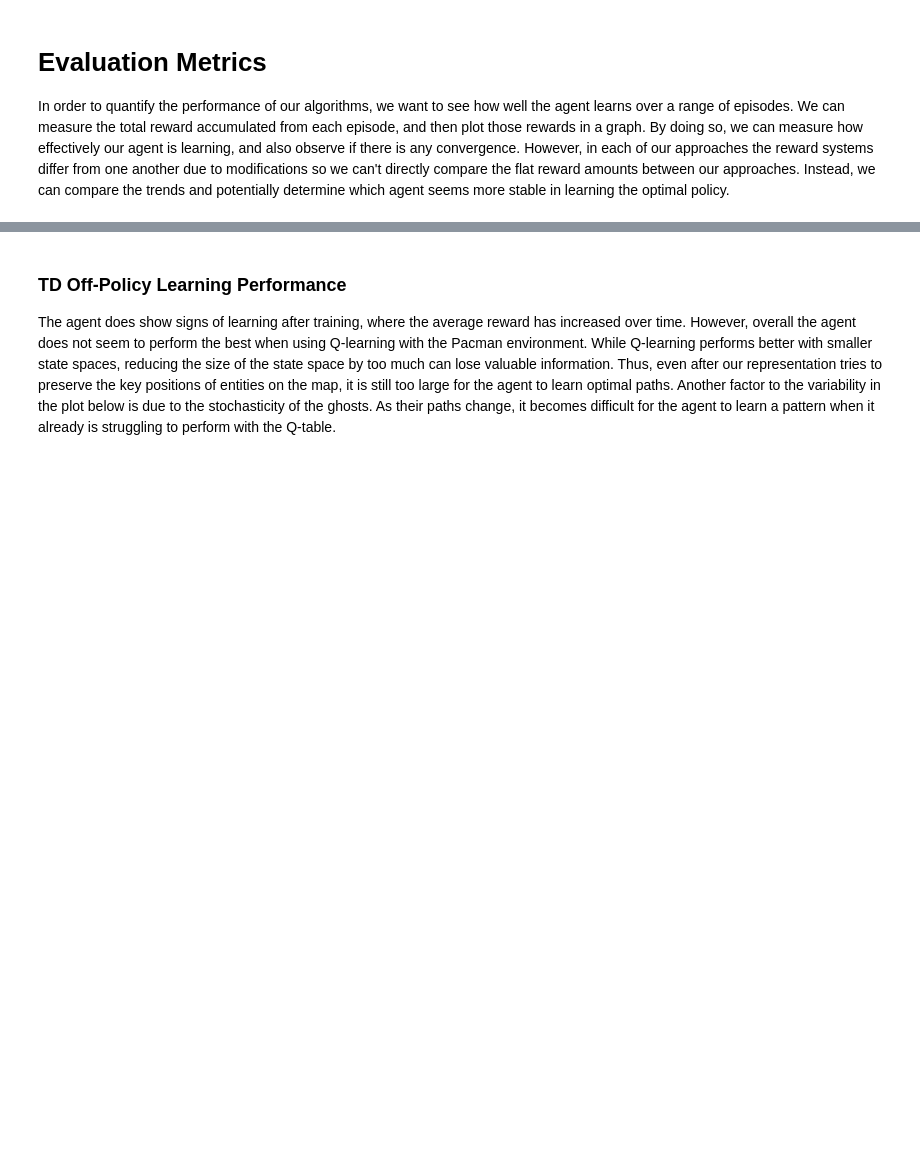
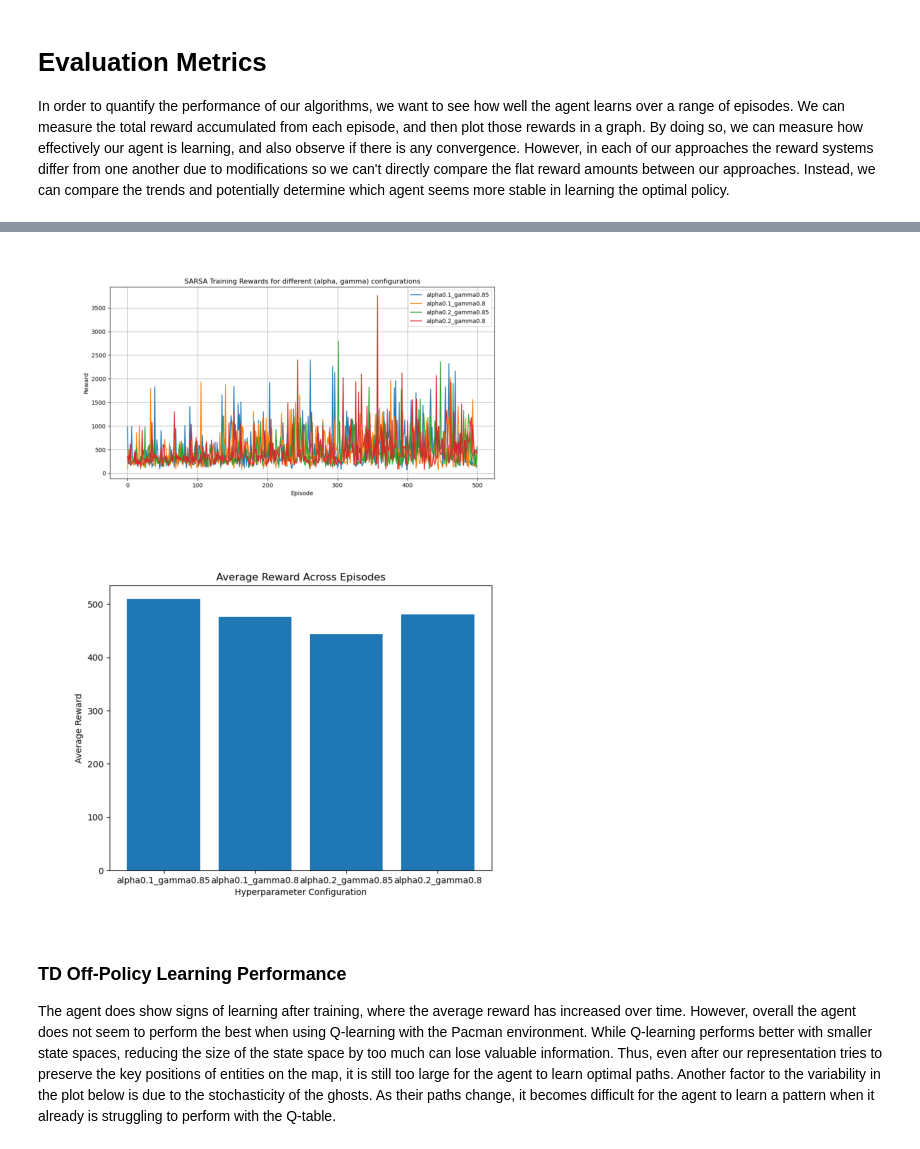
Before and after one commit to aublanco/COGS188_Pacman_Reinforcement_Learning, a Jupyter notebook: FinalProject_YourGroupNameHere.ipynb, the cells around one changed output, grey strips where cells are left out. Saved outputs shown, nothing was run; the diff lists cells and outputs as text; code cells hidden in the pictures; blank space fills up the shorter version.

```diff
--- a/FinalProject_YourGroupNameHere.ipynb
+++ b/FinalProject_YourGroupNameHere.ipynb
@@ -104,3 +109,20 @@ Maybe you do model selection again, but using a different kind of metric than be
+# %%
+import matplotlib.pyplot as plt
+import matplotlib.image as mpimg
+
+path = 'Reward Plots/reward_plot_6.png'
+img = mpimg.imread(path)
+plt.imshow(img)
+plt.axis('off')
+plt.show()
+path2 = 'Reward Plots/average_reward_plot_4.png'
+img2 = mpimg.imread(path2)
+plt.imshow(img2)
+plt.axis('off')
+plt.show()
+# %% [output]
+[figure, added]
+[figure, added]
 # %% [markdown]
 ### TD Off-Policy Learning Performance
 
```
Also changed, not shown: parts of 5 cells of this notebook.
